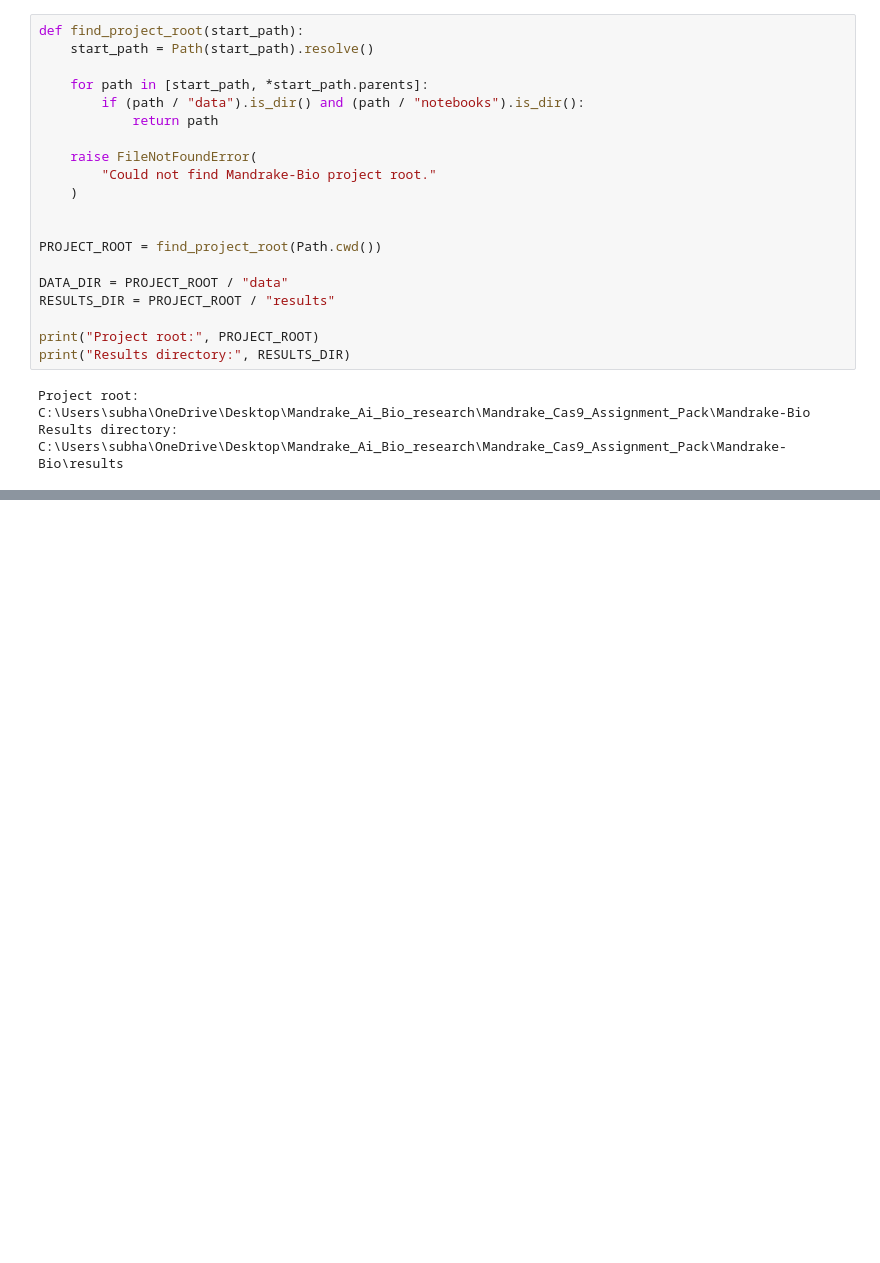
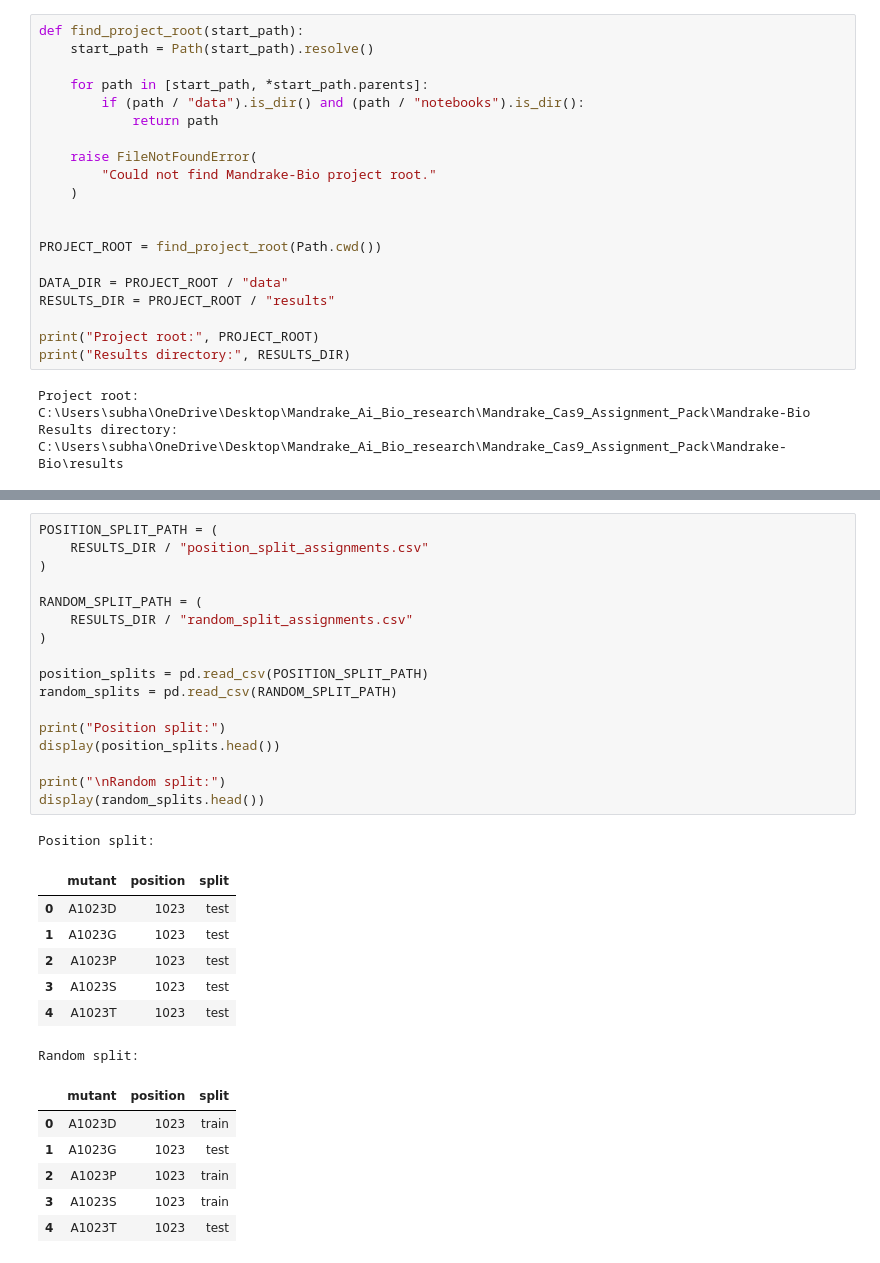
Before and after one commit to subhash-kurmana/Mandrake-Bio, a Jupyter notebook: notebooks/02_baselines_and_protein_model.ipynb, the cells around one changed output, grey strips where cells are left out. Drawn from its saved outputs; the diff is of its cells as text; blank space fills up the shorter version.

```diff
--- a/notebooks/02_baselines_and_protein_model.ipynb
+++ b/notebooks/02_baselines_and_protein_model.ipynb
@@ -83,3 +83,35 @@ Dataset shape: (8117, 7)
 | 2 | A1023P | MDKKYSIGLDIGTNSVGWAVITDEYKVPSKKFK... | -0.626792 | 0 | A | 1023 | P |
 | 3 | A1023S | MDKKYSIGLDIGTNSVGWAVITDEYKVPSKKFK... | -0.490423 | 0 | A | 1023 | S |
 | 4 | A1023T | MDKKYSIGLDIGTNSVGWAVITDEYKVPSKKFK... | -0.543741 | 0 | A | 1023 | T |
+# %%
+POSITION_SPLIT_PATH = (
+    RESULTS_DIR / "position_split_assignments.csv"
+)
+
+RANDOM_SPLIT_PATH = (
+    RESULTS_DIR / "random_split_assignments.csv"
+)
+
+position_splits = pd.read_csv(POSITION_SPLIT_PATH)
+random_splits = pd.read_csv(RANDOM_SPLIT_PATH)
+
+print("Position split:")
+display(position_splits.head())
+
+print("\nRandom split:")
+display(random_splits.head())
+# %% [output]
+Position split:
+|  | mutant | position | split |
+| 0 | A1023D | 1023 | test |
+| 1 | A1023G | 1023 | test |
+| 2 | A1023P | 1023 | test |
+| 3 | A1023S | 1023 | test |
+| 4 | A1023T | 1023 | test |
+Random split:
+|  | mutant | position | split |
+| 0 | A1023D | 1023 | train |
+| 1 | A1023G | 1023 | test |
+| 2 | A1023P | 1023 | train |
+| 3 | A1023S | 1023 | train |
+| 4 | A1023T | 1023 | test |
```
Also changed, not shown: parts of 22 cells of this notebook.
